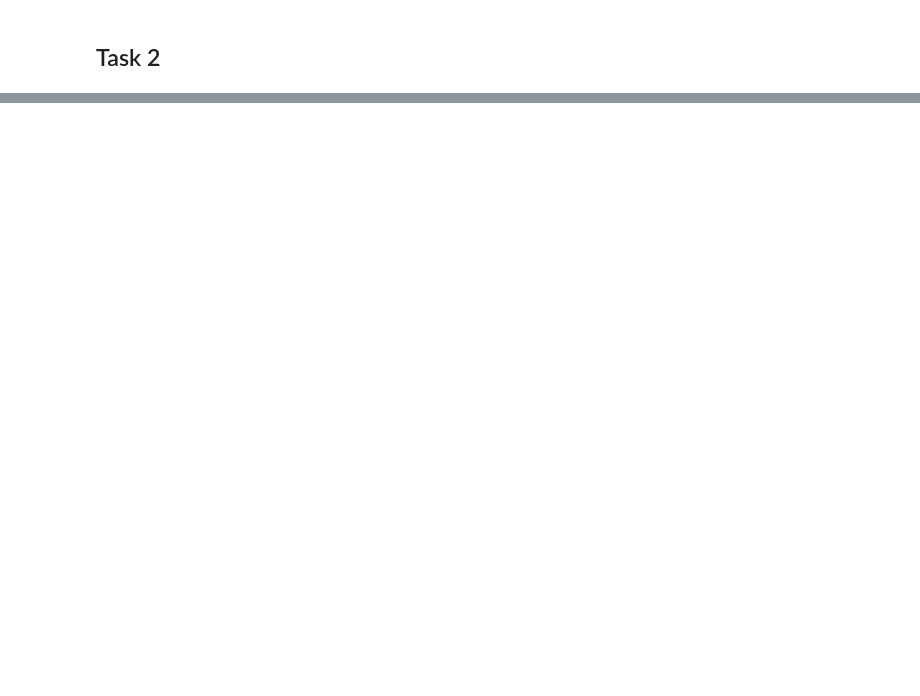
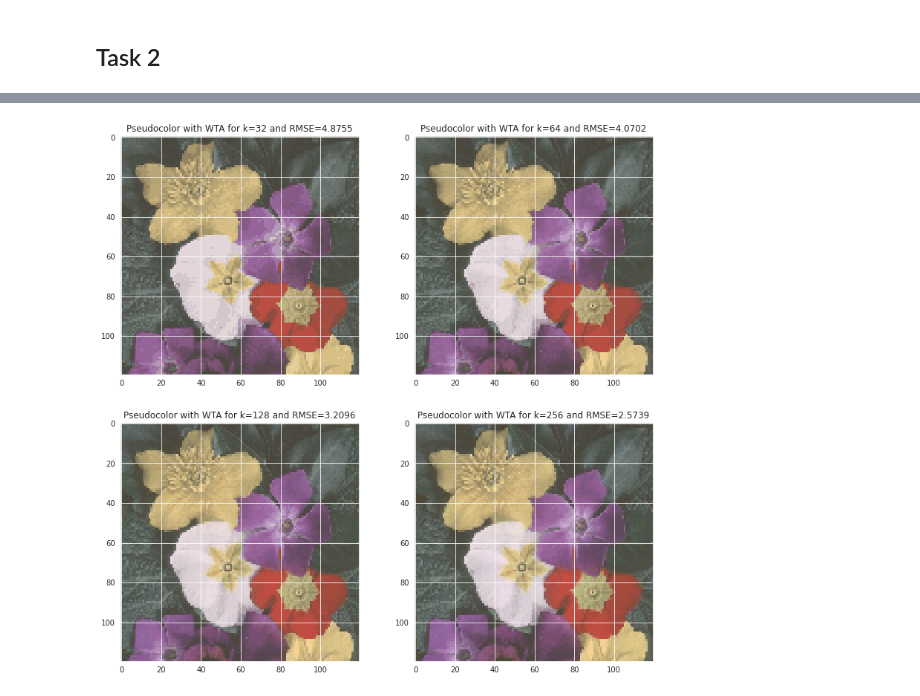
Before and after one commit to drkostas/Machine-Learning-Algorithms, a Jupyter notebook: Project3.ipynb, the cells around one changed output, grey strips where cells are left out. Saved outputs shown, nothing was run; the diff lists cells and outputs as text; code cells hidden in the pictures; blank space fills up the shorter version.

```diff
--- a/Project3.ipynb
+++ b/Project3.ipynb
@@ -421,0 +466,13 @@ kmeans_pima.print_statistics(name='Pima')
+# %%
+# WTA for the flower dataset
+seed = 42
+epsilon = 0.1
+wta_results = []
+for k in k_range:
+    wta = p2_models.WTA(train_data=flowers_flat, k=k, x_y_split=False, seed=seed)
+    wta.fit()
+    _ = wta.predict(test_data=flowers_flat, epsilon=epsilon,
+                    x_y_split=False, max_iter=200, fix_mismatch=False)
+    compressed = wta.get_compressed()
+    rmse = wta.get_rmse(reconstructed=compressed, original=flowers_flat)
+    wta_results.append({'k': k, 'compressed': compressed, 'rmse': rmse})
@@ -421,0 +496,11 @@ kmeans_pima.print_statistics(name='Pima')
+# %%
+fig, axes = plt.subplots(2, 2, figsize=(13, 13))
+for result, ax in zip(wta_results, list(axes[0])+list(axes[1])):
+    k = result['k']
+    rmse = result['rmse']
+    compressed = result['compressed'].reshape(shape_orig[0], shape_orig[1], -1)
+    compressed_rgb = cv2.cvtColor(compressed, cv2.COLOR_BGR2RGB)
+    ax.imshow(compressed_rgb, interpolation='nearest')
+    ax.set_title(f'Pseudocolor with WTA for k={k} and RMSE={rmse:.4f}')
+# %% [output]
+[figure, added]
```
Also changed, not shown: parts of 27 cells of this notebook, 5 other files.
